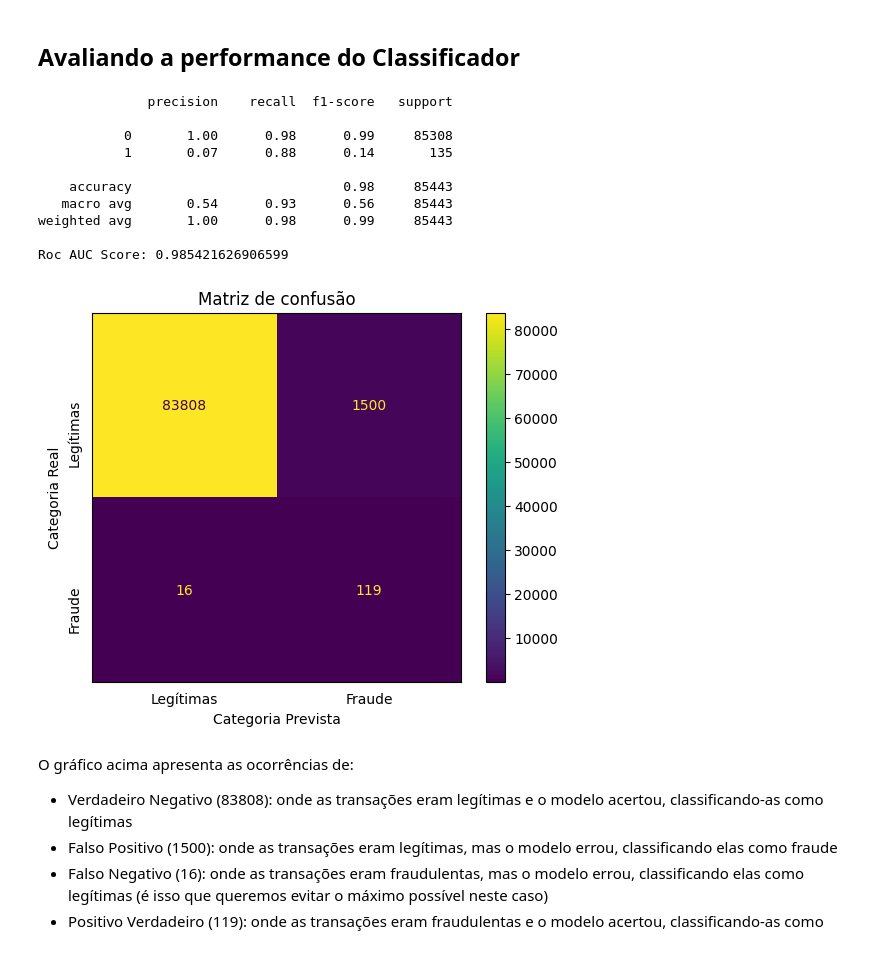
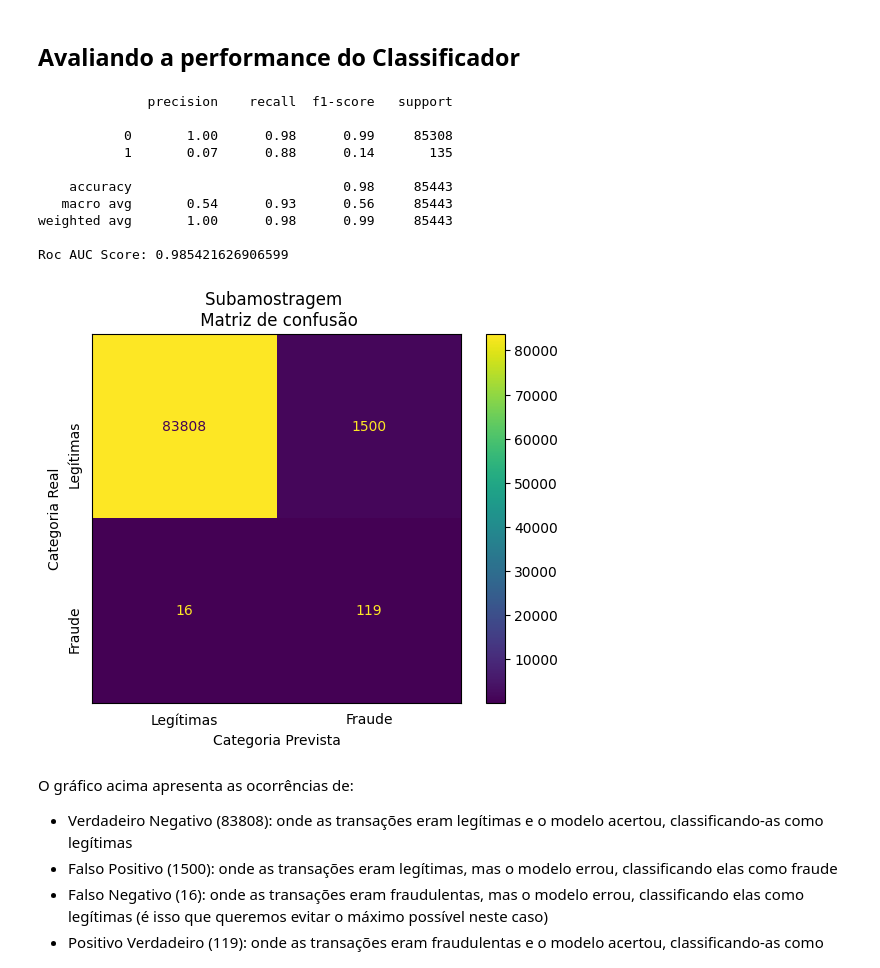
Before and after one commit to Marcos-Vinicius-Santos-Ramos/Machine-Learning-and-Credit-Card-Fraud-Detection, a Jupyter notebook: Detecção_de_fraude_de_cartão_de_crédito_com_machine_learning.ipynb, the cells around one changed output. Cells and saved outputs as stored; diff of their text form; code cells hidden in the pictures.

```diff
--- a/Detecção_de_fraude_de_cartão_de_crédito_com_machine_learning.ipynb
+++ b/Detecção_de_fraude_de_cartão_de_crédito_com_machine_learning.ipynb
@@ -313,32 +313,32 @@ RandomForestClassifier(random_state=1)
 # %%
 # Obtendo predições
 y_pred = rf.predict(X_test)
 
 # Obtendo probabilidades
 y_prob = rf.predict_proba(X_test)
 
 # Mostrando o relatório de métricas e a matriz de confusão
 print(classification_report(y_test, y_pred))
 print(f'Roc AUC Score: {roc_auc_score(y_test, y_prob[:,1])}')
 plot_confusion_matrix(rf, X_test, y_test, display_labels=['Legítimas', 'Fraude'])
 plt.yticks(rotation=90)
 plt.tick_params(left=False, bottom=False)
-plt.title('Matriz de confusão')
+plt.title('Subamostragem \n Matriz de confusão')
 plt.ylabel('Categoria Real')
 plt.xlabel('Categoria Prevista')
 plt.show()
 # %% [output]
               precision    recall  f1-score   support
 
            0       1.00      0.98      0.99     85308
            1       0.07      0.88      0.14       135
 
     accuracy                           0.98     85443
    macro avg       0.54      0.93      0.56     85443
 weighted avg       1.00      0.98      0.99     85443
 
 Roc AUC Score: 0.985421626906599
-[figure, old version]
+[figure, new version]
 # %% [markdown]
 O gráfico acima apresenta as ocorrências de:
 - Verdadeiro Negativo (83808): onde as transações eram legítimas e o modelo acertou, classificando-as como legítimas
```
Also changed, not shown: parts of 6 cells of this notebook.
